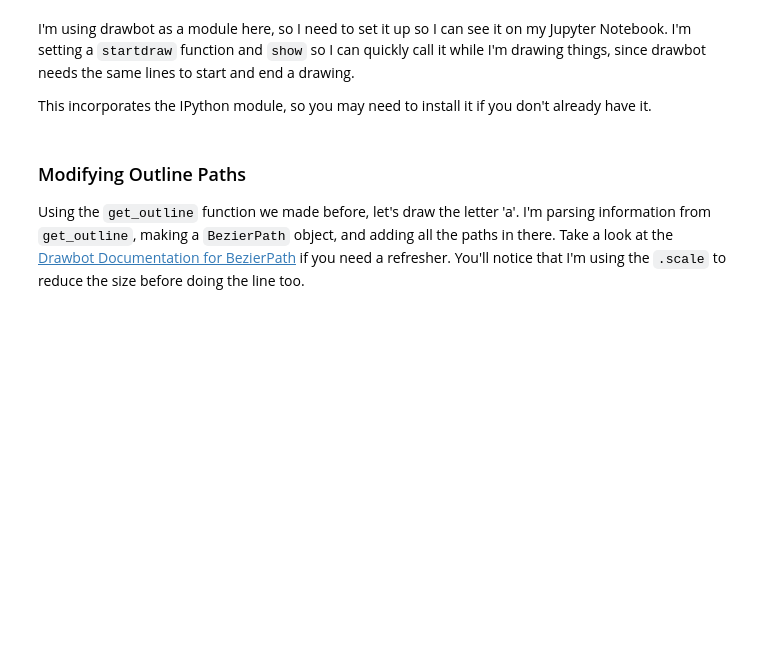
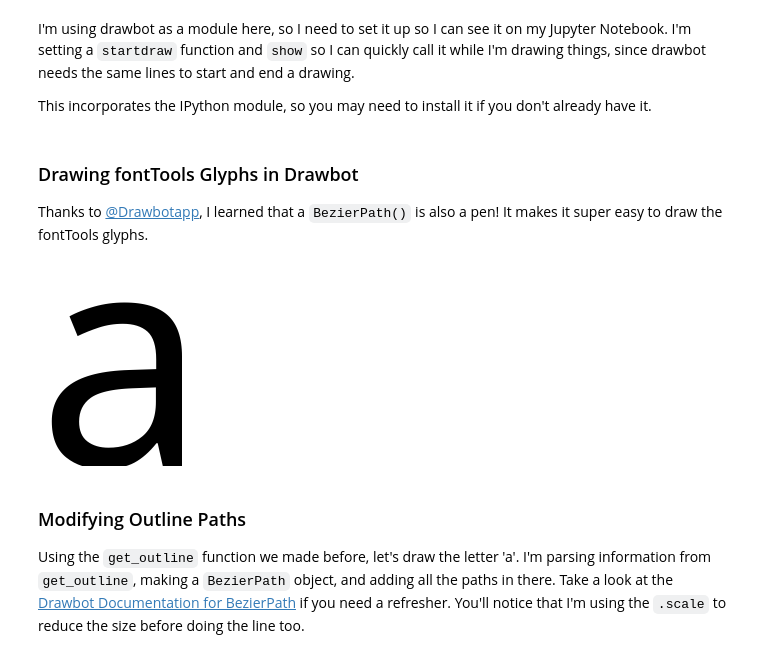
Before and after one commit to lynneyun/Tutorials, a Jupyter notebook: FontTools & DrawBot/Navigating TTFs with fontTools.ipynb, the cells around one changed output. Saved outputs shown, nothing was run; the diff lists cells and outputs as text; code cells hidden in the pictures; blank space fills up the shorter version.

Commit message:
updated tutorial with BezierPath pen function

```diff
--- a/FontTools & DrawBot/Navigating TTFs with fontTools.ipynb
+++ b/FontTools & DrawBot/Navigating TTFs with fontTools.ipynb
@@ -162,6 +162,22 @@ def show():
     draw.endDrawing()
     drawing = Image(filename = "drawBotImage.png")
     display(drawing)
+# %% [markdown]
+### Drawing fontTools Glyphs in Drawbot ###
+Thanks to [@Drawbotapp](https://twitter.com/drawbotapp), I learned that a `BezierPath()` is also a pen! It makes it super easy to draw the fontTools glyphs.
+# %%
+def draw_outline(font, ch, scale_num):
+    path = draw.BezierPath()
+    glyph = font.getGlyphSet()[ch]
+    glyph.draw(path)
+    path.scale(scale_num)
+    return path
+
+startdraw(200,200)
+draw.drawPath(draw_outline(font,"a",0.3))
+show()
+# %% [output]
+[figure, added]
 # %% [markdown]
 ### Modifying Outline Paths ###
 Using the `get_outline` function we made before, let's draw the letter 'a'. I'm parsing information from `get_outline`, making a `BezierPath` object, and adding all the paths in there. Take a look at the [Drawbot Documentation for BezierPath](http://www.drawbot.com/content/shapes/bezierPath.html) if you need a refresher. You'll notice that I'm using the `.scale` to reduce the size before doing the line too.
```
Also changed, not shown: parts of 2 cells of this notebook, 1 other file.
